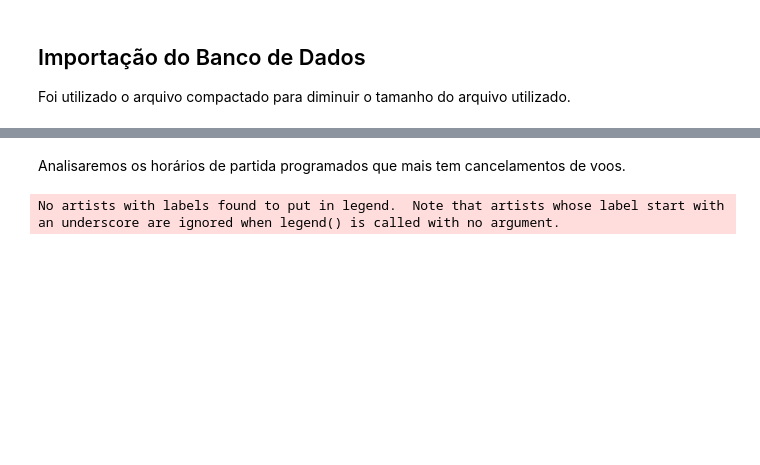
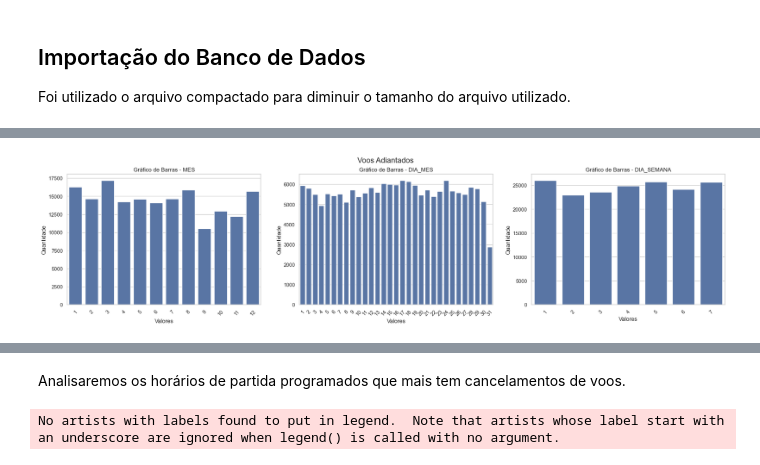
Before and after one commit to lolaquiino/Projeto_Estat-stica, a Jupyter notebook: Projeto.ipynb, the cells around one changed output, grey strips where cells are left out. Drawn from its saved outputs; the diff is of its cells as text; code cells hidden in the pictures; blank space fills up the shorter version.

```diff
--- a/Projeto.ipynb
+++ b/Projeto.ipynb
@@ -267,0 +472,2 @@ Segunda tem o menor percentual de voos cancelados e terça o maior.
+# %%
+df_adiantados=df_finalizados[df_finalizados['ATRASO_CHEGADA']<0]
@@ -267,0 +532,2 @@ Segunda tem o menor percentual de voos cancelados e terça o maior.
+# %%
+df_adiantados = df_adiantados[df_adiantados['ATRASO_CHEGADA']>=-30]
@@ -267,0 +550,2 @@ Segunda tem o menor percentual de voos cancelados e terça o maior.
+# %%
+df_adiantados = df_adiantados[df_adiantados['DURACAO_AR_REAL']>=30]
@@ -267,0 +568,2 @@ Segunda tem o menor percentual de voos cancelados e terça o maior.
+# %%
+df_adiantados = df_adiantados[df_adiantados['ATRASO_PARTIDA']<=30]
@@ -267,0 +582,18 @@ Segunda tem o menor percentual de voos cancelados e terça o maior.
+# %%
+# Configuração da figura com três subplots
+fig, axs = plt.subplots(1, 3, figsize=(25, 5))
+
+# Itera sobre cada variável qualitativa ordinal e o subplot correspondente
+for variavel, ax in zip(qualitativas, axs.flatten()):
+    sns.countplot(x=variavel, data=df_adiantados[[variavel]], ax=ax)
+
+    # Configurações do subplot
+    ax.set_title(f'Gráfico de Barras - {variavel}')
+    ax.set_xlabel('Valores')
+    ax.set_ylabel('Quantidade')
+    ax.tick_params(axis='x', rotation=45)
+fig.suptitle('Voos Adiantados', fontsize=16)
+
+plt.show()
+# %% [output]
+[figure, added]
```
Also changed, not shown: parts of 103 cells of this notebook, 2 other files.
